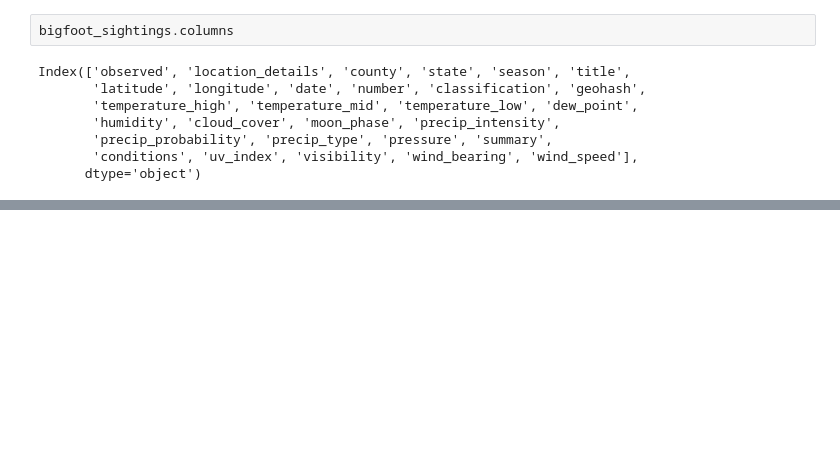
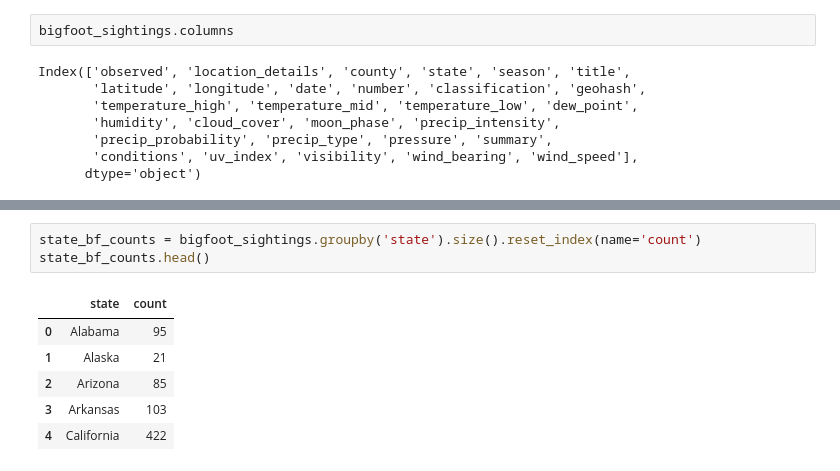
Before and after one commit to kflemming30/UFO_sightings, a Jupyter notebook: Sightings_Analysis.ipynb, the cells around one changed output, grey strips where cells are left out. Cells and saved outputs as stored; diff of their text form; blank space fills up the shorter version.

```diff
--- a/Sightings_Analysis.ipynb
+++ b/Sightings_Analysis.ipynb
@@ -588,0 +637,10 @@ merged_df.sort_values(by='sightings_per_10k', ascending=False)
+# %%
+state_bf_counts = bigfoot_sightings.groupby('state').size().reset_index(name='count')
+state_bf_counts.head()
+# %% [output]
+|  | state | count |
+| 0 | Alabama | 95 |
+| 1 | Alaska | 21 |
+| 2 | Arizona | 85 |
+| 3 | Arkansas | 103 |
+| 4 | California | 422 |
```
Also changed, not shown: parts of 19 cells of this notebook, 1 other file.
